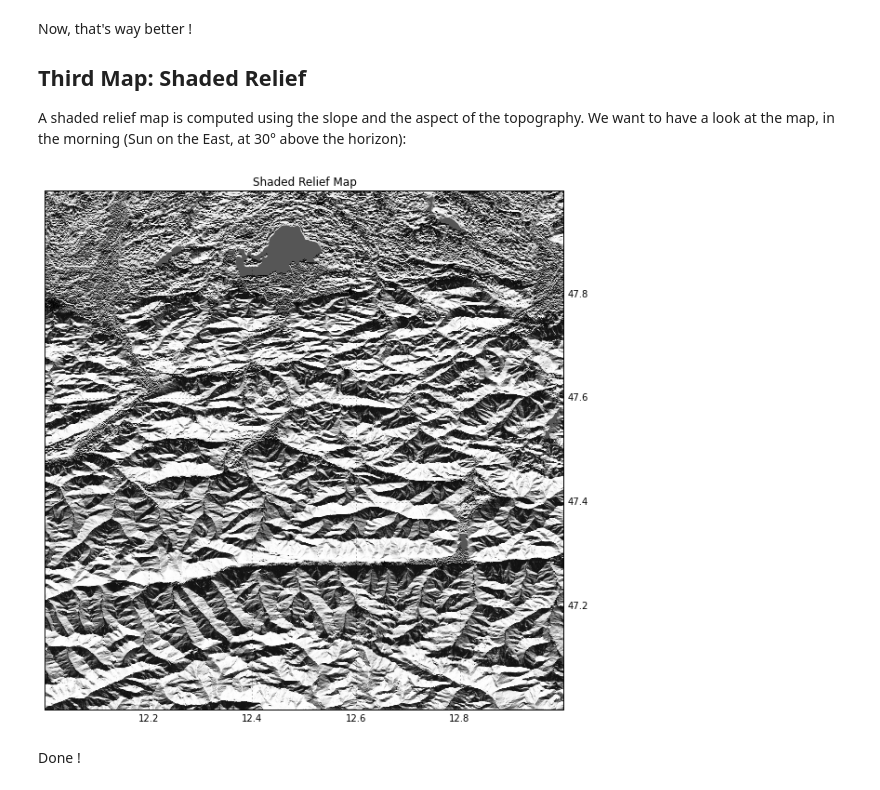
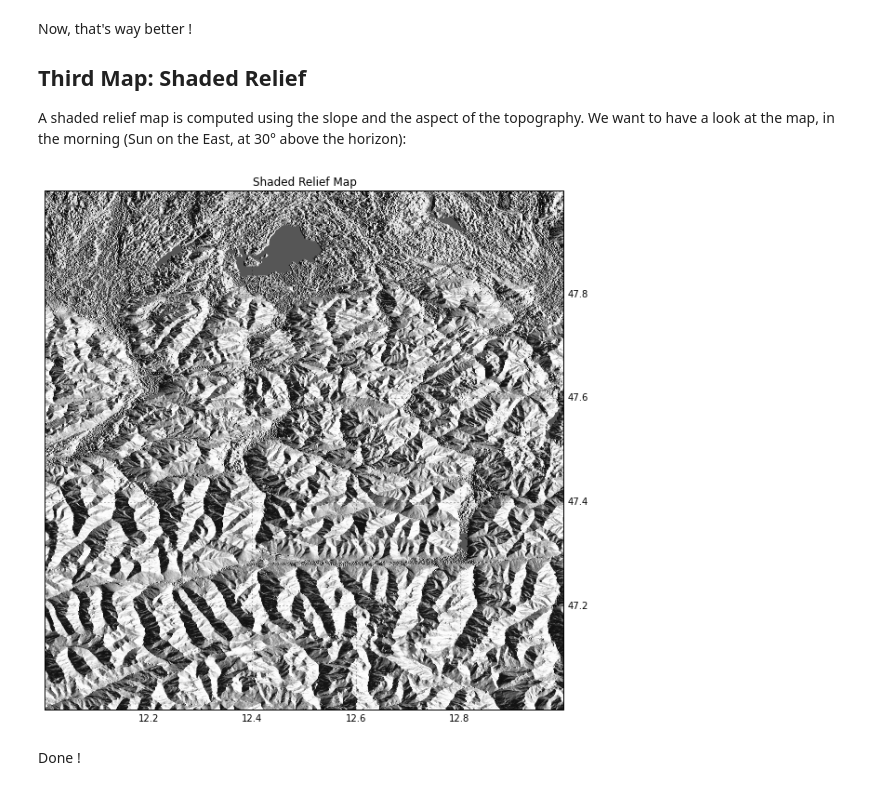
Before and after one commit to ThomasLecocq/geophysique.be, a Jupyter notebook: 2014-02-25 Shaded Relief Map in Python.ipynb, the cells around one changed output. Drawn from its saved outputs; the diff is of its cells as text; code cells hidden in the pictures.

```diff
--- a/2014-02-25 Shaded Relief Map in Python.ipynb
+++ b/2014-02-25 Shaded Relief Map in Python.ipynb
@@ -120,29 +122,29 @@ A shaded relief map is computed using the slope and the aspect of the topography
 # %%
 ## Subplot 23: Shaded Relief Map
 plt.figure(figsize=(10, 10))
 ax = plt.subplot(111, projection=ccrs.PlateCarree())
 x, y = np.gradient(elev)
 
 slope = np.pi/2. - np.arctan(np.sqrt(x*x + y*y))
 
 # -x here because of pixel orders in the SRTM tile
 aspect = np.arctan2(-x, y)
 
 altitude = np.pi / 6.
-azimuth = np.pi
+azimuth = np.pi /2.
 
 shaded = np.sin(altitude) * np.sin(slope)\
     + np.cos(altitude) * np.cos(slope)\
     * np.cos((azimuth - np.pi/2.) - aspect)
 
 plt.imshow(shaded, extent=extent, transform=crs,
            cmap='Greys', origin='lower')
 
 plt.title("Shaded Relief Map")
 gl = ax.gridlines(draw_labels=True,)
 gl.xlabels_top = False
 gl.ylabels_left = False
 # %% [output]
-[figure, old version]
+[figure, new version]
 # %% [markdown]
 Done !
```
Also changed, not shown: parts of 1 cell of this notebook.
